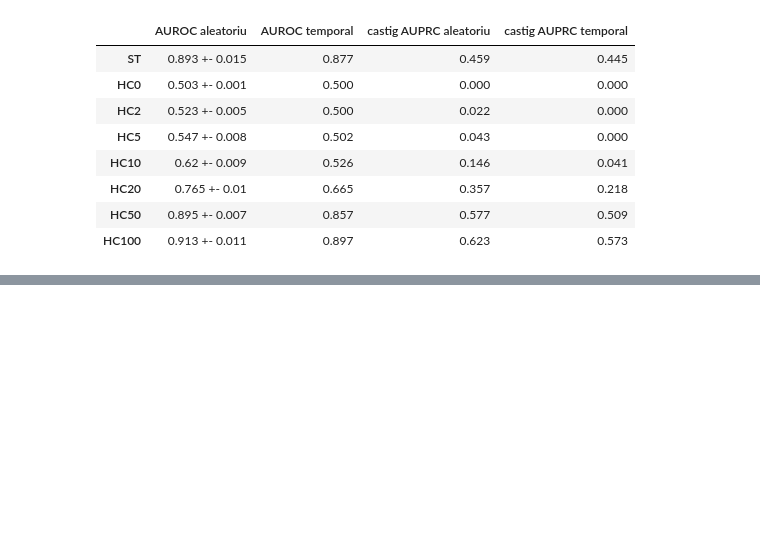
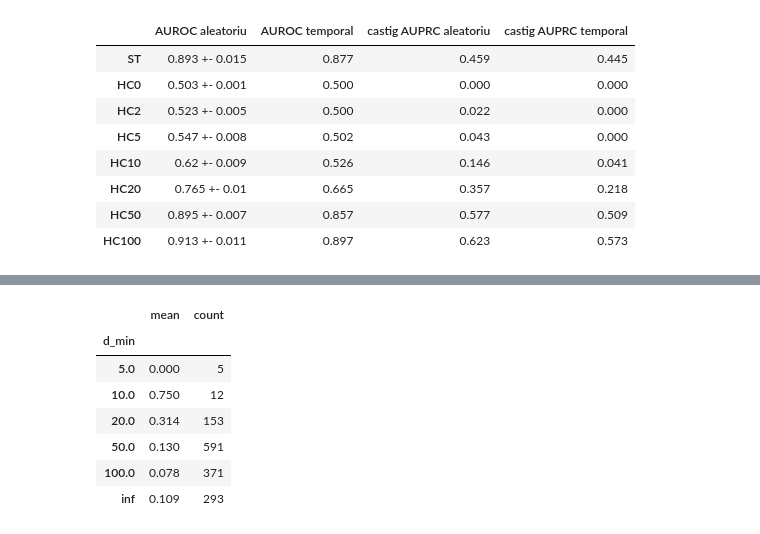
Before and after one commit to AioaneClaudia/Predic-ia-rezisten-ei-la-antibiotice-din-genom, a Jupyter notebook: notebooks/02_poc_linie.ipynb, the cells around one changed output, grey strips where cells are left out. Saved outputs shown, nothing was run; the diff lists cells and outputs as text; code cells hidden in the pictures; blank space fills up the shorter version.

```diff
--- a/notebooks/02_poc_linie.ipynb
+++ b/notebooks/02_poc_linie.ipynb
@@ -99,0 +135,13 @@ tabel
+# %%
+#prevalenta in functie de distanta, la impartirea temporala
+d = distanta_minima(train_t, test_t)
+test_t.assign(d_min=d.values).groupby("d_min")["y"].agg(["mean", "count"]).round(3)
+# %% [output]
+|  | mean | count |
+| d_min |  |  |
+| 5.0 | 0.000 | 5 |
+| 10.0 | 0.750 | 12 |
+| 20.0 | 0.314 | 153 |
+| 50.0 | 0.130 | 591 |
+| 100.0 | 0.078 | 371 |
+| inf | 0.109 | 293 |
```
Also changed, not shown: parts of 3 cells of this notebook.
